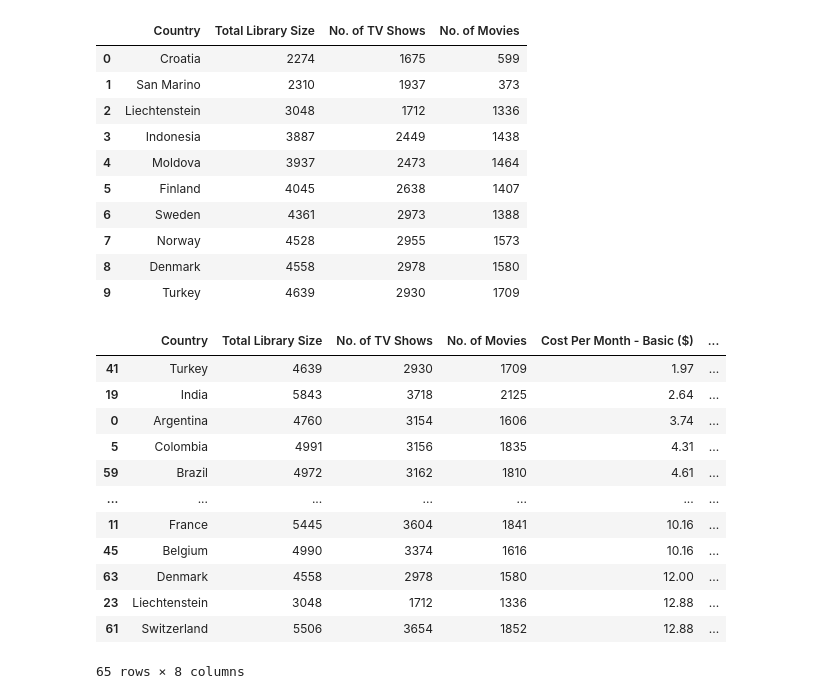
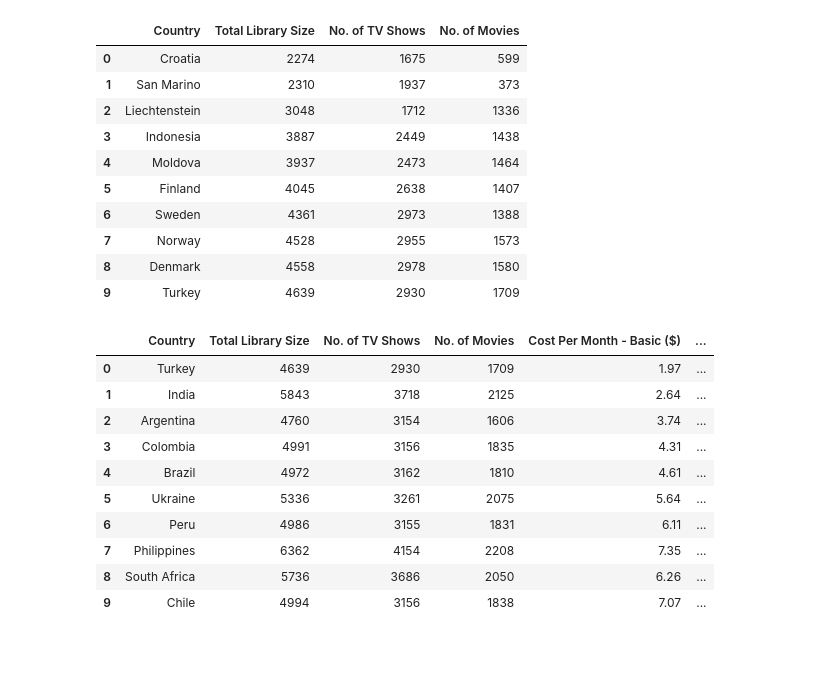
Before and after one commit to kemalozer23/netflix-fee-analysis-kaggle-2, a Jupyter notebook: netflix_fee.ipynb, the cells around one changed output. Cells and saved outputs as stored; diff of their text form; code cells hidden in the pictures; blank space fills up the shorter version.

```diff
--- a/netflix_fee.ipynb
+++ b/netflix_fee.ipynb
@@ -200,23 +200,3 @@ fig_bot.update_layout(title_x=0.5,
 # %%
 fig_top.show()
 fig_bot.show()
-# %%
-# Cost per Country Top 10
-
-df["avg_cost"] = (df["Cost Per Month - Basic ($)"]+df["Cost Per Month - Standard ($)"]+df["Cost Per Month - Premium ($)"])/3
-df["avg_cost"] = df["avg_cost"].apply(lambda x: float(str(x)[:4]))
-df.sort_values(by="avg_cost")
-# %% [output]
-|  | Country | Total Library Size | No. of TV Shows | No. of Movies | Cost Per Month - Basic ($) | ... |
-| 41 | Turkey | 4639 | 2930 | 1709 | 1.97 | ... |
-| 19 | India | 5843 | 3718 | 2125 | 2.64 | ... |
-| 0 | Argentina | 4760 | 3154 | 1606 | 3.74 | ... |
-| 5 | Colombia | 4991 | 3156 | 1835 | 4.31 | ... |
-| 59 | Brazil | 4972 | 3162 | 1810 | 4.61 | ... |
-| ... | ... | ... | ... | ... | ... | ... |
-| 11 | France | 5445 | 3604 | 1841 | 10.16 | ... |
-| 45 | Belgium | 4990 | 3374 | 1616 | 10.16 | ... |
-| 63 | Denmark | 4558 | 2978 | 1580 | 12.00 | ... |
-| 23 | Liechtenstein | 3048 | 1712 | 1336 | 12.88 | ... |
-| 61 | Switzerland | 5506 | 3654 | 1852 | 12.88 | ... |
-65 rows × 8 columns
@@ -222,0 +226,15 @@ df.sort_values(by="avg_cost")
+# %%
+df_cheap = df.sort_values(by="avg_cost").reset_index(drop=True)[:10]
+df_cheap
+# %% [output]
+|  | Country | Total Library Size | No. of TV Shows | No. of Movies | Cost Per Month - Basic ($) | ... |
+| 0 | Turkey | 4639 | 2930 | 1709 | 1.97 | ... |
+| 1 | India | 5843 | 3718 | 2125 | 2.64 | ... |
+| 2 | Argentina | 4760 | 3154 | 1606 | 3.74 | ... |
+| 3 | Colombia | 4991 | 3156 | 1835 | 4.31 | ... |
+| 4 | Brazil | 4972 | 3162 | 1810 | 4.61 | ... |
+| 5 | Ukraine | 5336 | 3261 | 2075 | 5.64 | ... |
+| 6 | Peru | 4986 | 3155 | 1831 | 6.11 | ... |
+| 7 | Philippines | 6362 | 4154 | 2208 | 7.35 | ... |
+| 8 | South Africa | 5736 | 3686 | 2050 | 6.26 | ... |
+| 9 | Chile | 4994 | 3156 | 1838 | 7.07 | ... |
```
Also changed, not shown: parts of 10 cells of this notebook.
